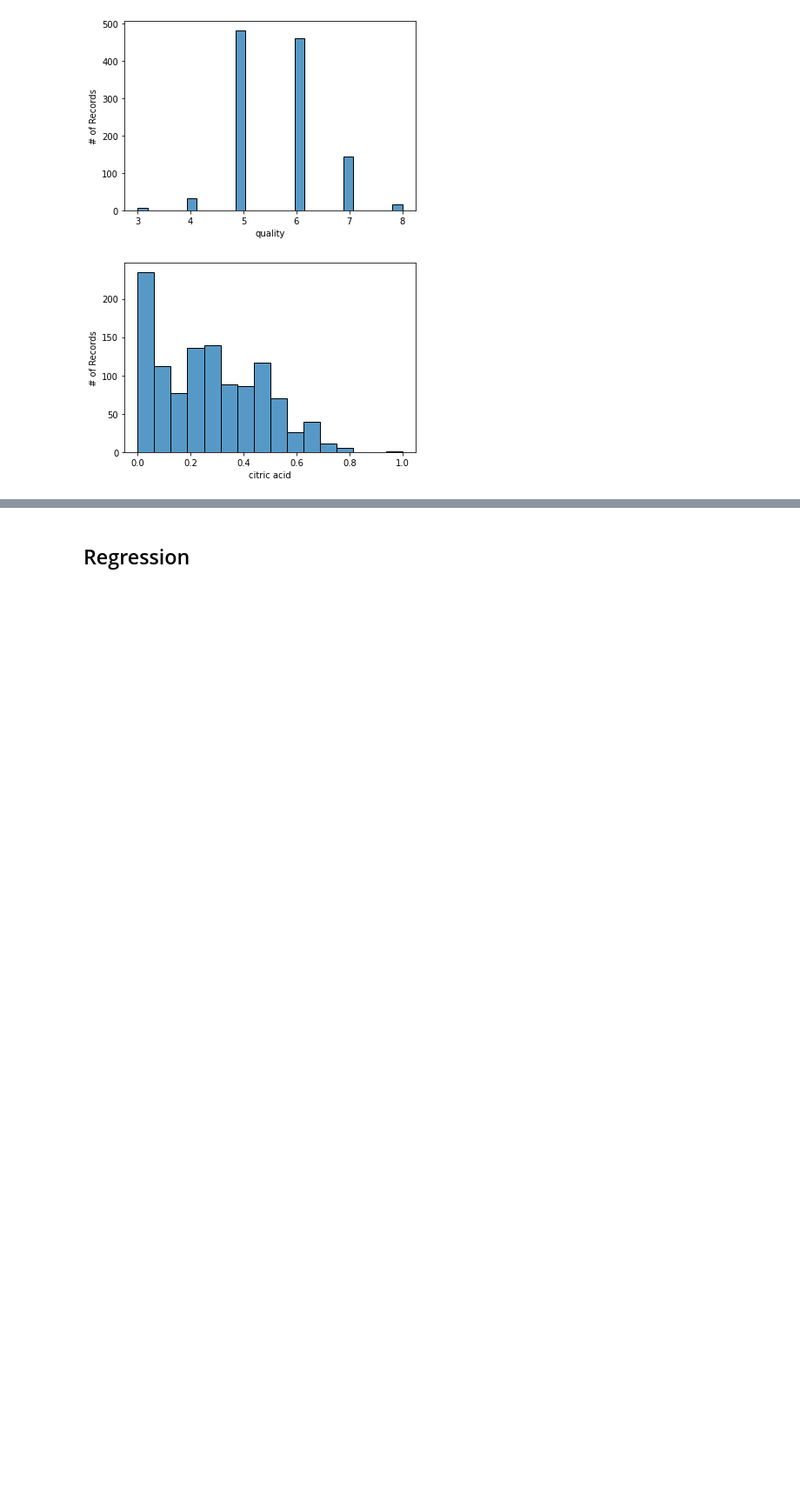
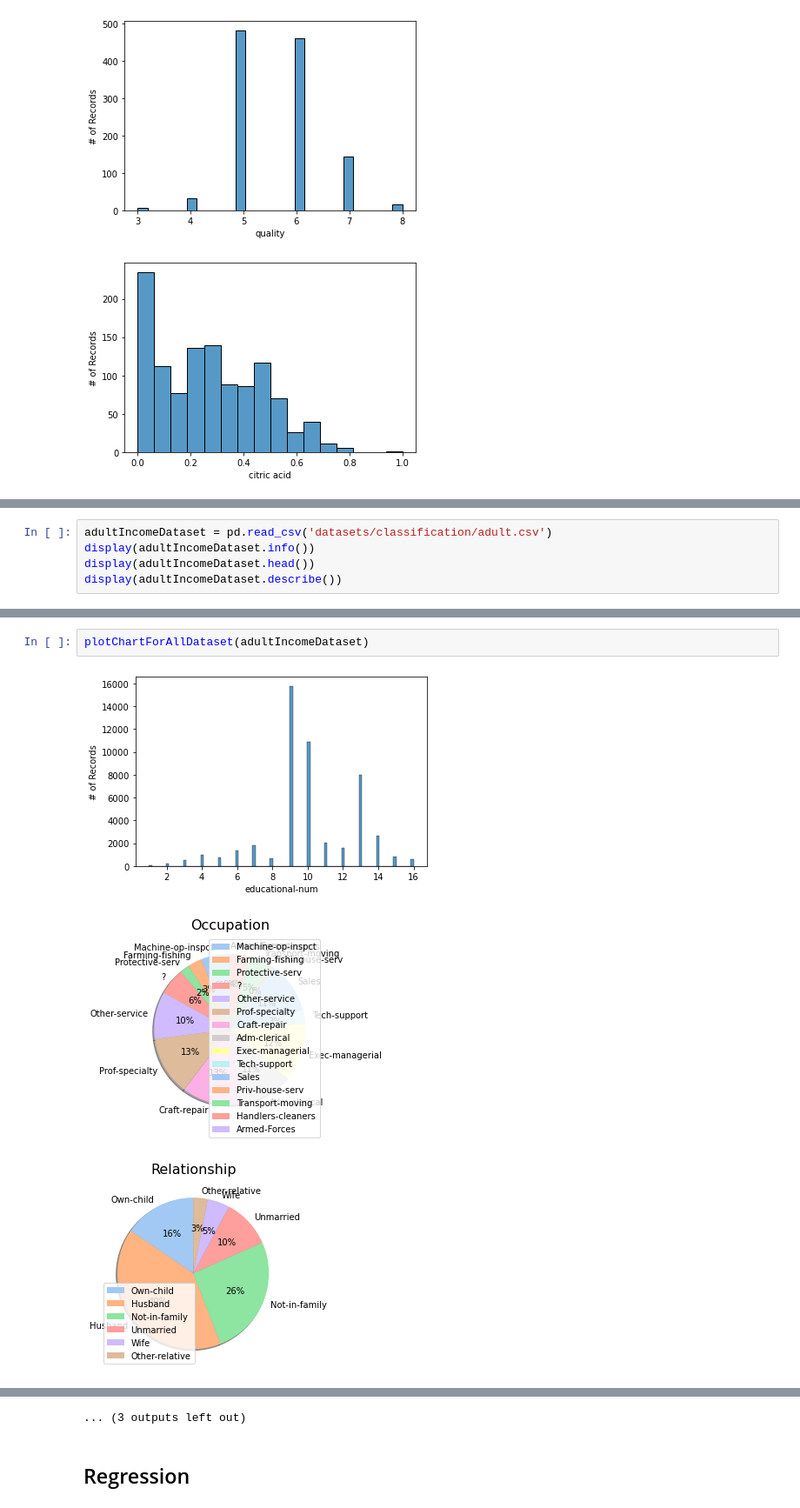
Before and after one commit to Erez123454/MachineLearning_Ass1, a Jupyter notebook: DataAnalysis.ipynb, the cells around one changed output, grey strips where cells are left out. Shown at 87% size. Cells and saved outputs as stored; diff of their text form; blank space fills up the shorter version.

Commit message:
add income dataset instad of fuel consumption

```diff
--- a/DataAnalysis.ipynb
+++ b/DataAnalysis.ipynb
@@ -467,0 +367,5 @@ plotChartForAllDataset(wineQualityDataset,excludeList=["Id"])
+# %%
+adultIncomeDataset = pd.read_csv('datasets/classification/adult.csv')
+display(adultIncomeDataset.info())
+display(adultIncomeDataset.head())
+display(adultIncomeDataset.describe())
@@ -467,0 +423,6 @@ plotChartForAllDataset(wineQualityDataset,excludeList=["Id"])
+# %%
+plotChartForAllDataset(adultIncomeDataset)
+# %% [output]
+[figure, added]
+[figure, added]
+[figure, added]
@@ -468,3 +438,4 @@ plotChartForAllDataset(wineQualityDataset,excludeList=["Id"])
+... (3 outputs left out)
 # %% [markdown]
 ## Regression
 # %%
```
Also changed, not shown: parts of 42 cells of this notebook, 1 other file.
